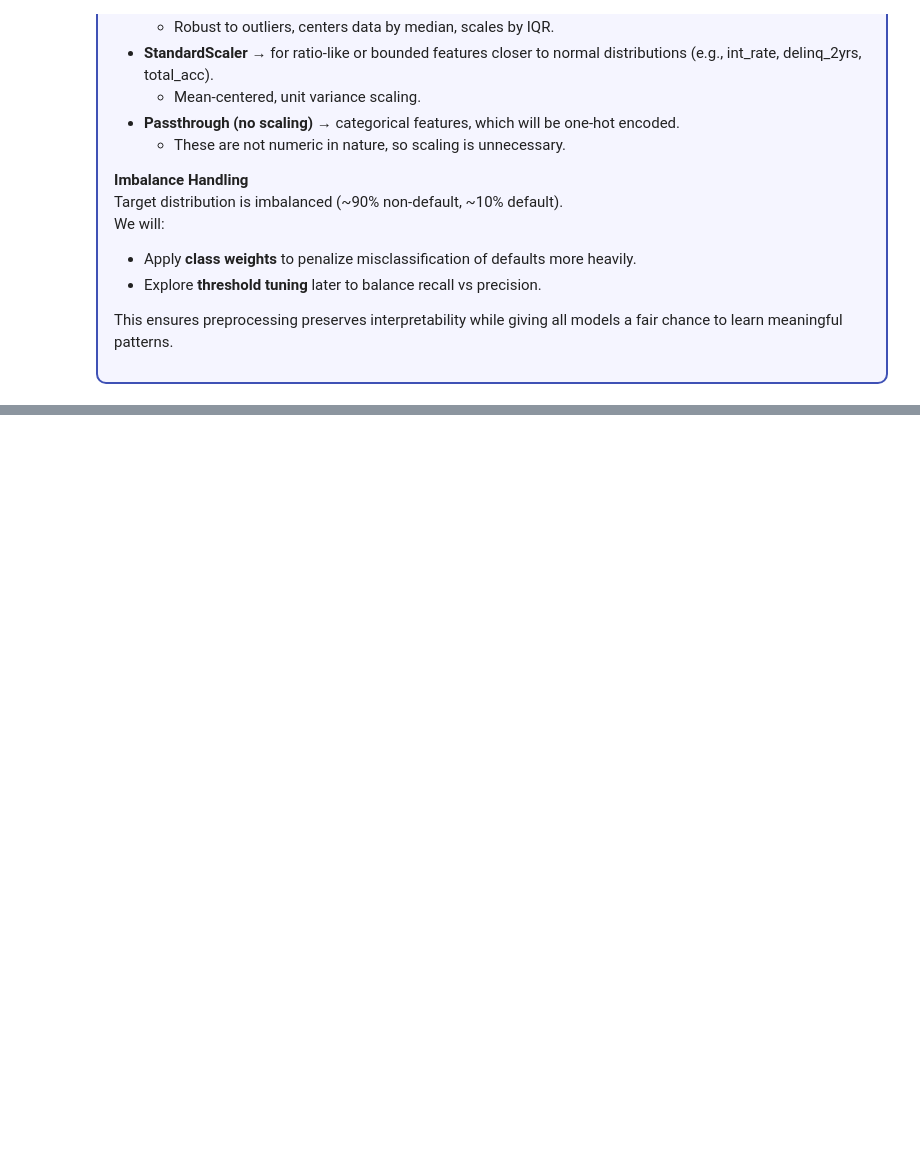
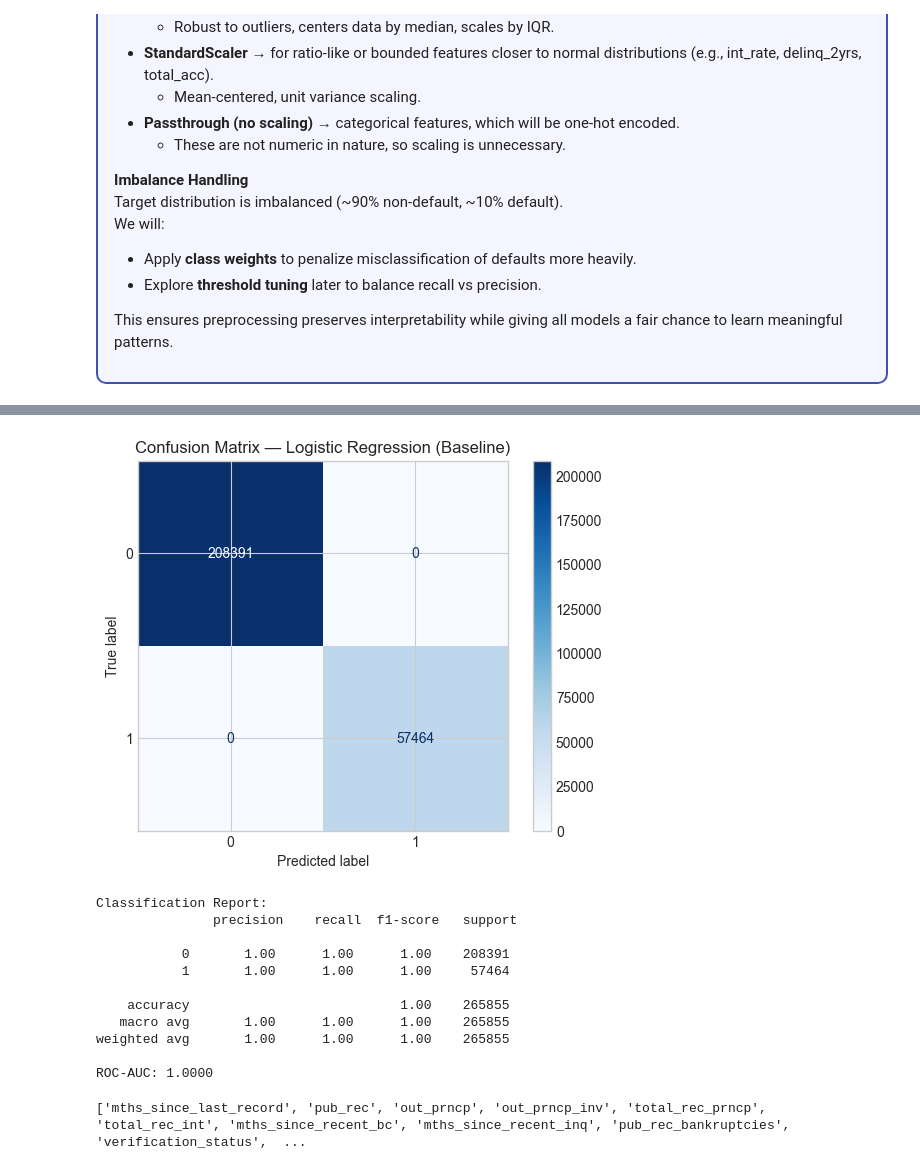
Before and after one commit to BTExpress1/loan-default-probability, a Jupyter notebook: 02_preprocess_training.ipynb, the cells around one changed output, grey strips where cells are left out. Cells and saved outputs as stored; diff of their text form; code cells hidden in the pictures; blank space fills up the shorter version.

Commit message:
Notebook 2- preprocess_training done and Notebook 3- modeling started

```diff
--- a/02_preprocess_training.ipynb
+++ b/02_preprocess_training.ipynb
@@ -218,0 +274,32 @@ df.shape
+# %%
+# Predictions
+y_pred = clf.predict(X_test)
+y_prob = clf.predict_proba(X_test)[:, 1]
+
+# Confusion matrix
+cm = confusion_matrix(y_test, y_pred)
+disp = ConfusionMatrixDisplay(confusion_matrix=cm, display_labels=clf.classes_)
+disp.plot(cmap=plt.cm.Blues, values_format='d')
+plt.title("Confusion Matrix — Logistic Regression (Baseline)")
+plt.show()
+
+# Metrics
+print("Classification Report:\n", classification_report(y_test, y_pred))
+print(f"ROC-AUC: {roc_auc_score(y_test, y_prob):.4f}")
+# %% [output]
+[figure, added]
+Classification Report:
+               precision    recall  f1-score   support
+
+           0       1.00      1.00      1.00    208391
+           1       1.00      1.00      1.00     57464
+
+    accuracy                           1.00    265855
+   macro avg       1.00      1.00      1.00    265855
+weighted avg       1.00      1.00      1.00    265855
+
+ROC-AUC: 1.0000
+# %%
+print([c for c in X_train.columns if "pymnt" in c or "rec" in c or "out_prncp" in c or "status" in c])
+# %% [output]
+['mths_since_last_record', 'pub_rec', 'out_prncp', 'out_prncp_inv', 'total_rec_prncp', 'total_rec_int', 'mths_since_recent_bc', 'mths_since_recent_inq', 'pub_rec_bankruptcies', 'verification_status',  ...
```
Also changed, not shown: parts of 26 cells of this notebook, 5 other files.
